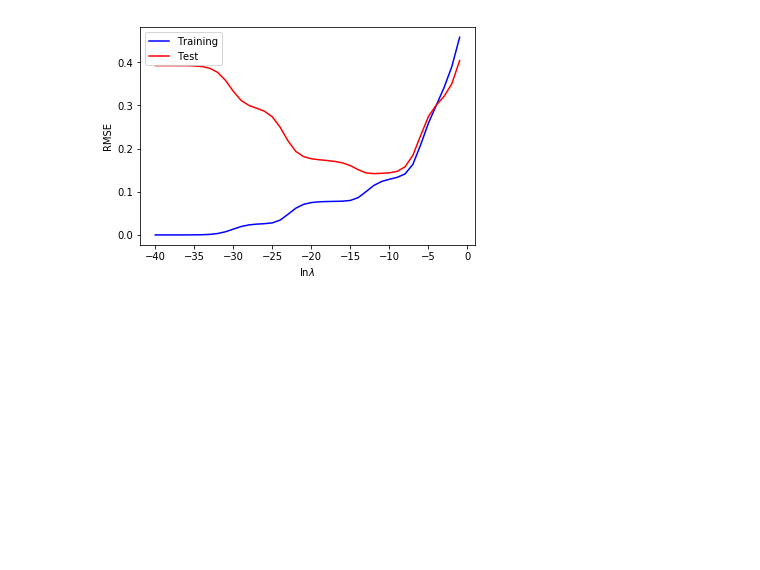
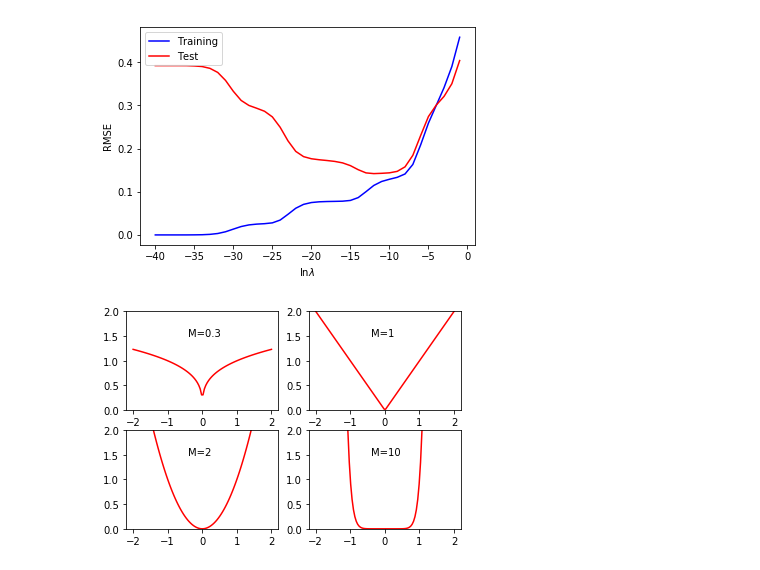
Before and after one commit to jiang-qian-py/PRML-Jiang, a Jupyter notebook: notebooks/Chapter1-Introduction-Jiang.ipynb, the cells around one changed output. Drawn from its saved outputs; the diff is of its cells as text; code cells hidden in the pictures; blank space fills up the shorter version.

```diff
--- a/notebooks/Chapter1-Introduction-Jiang.ipynb
+++ b/notebooks/Chapter1-Introduction-Jiang.ipynb
@@ -469,3 +469,22 @@ plt.ylabel("RMSE")
 plt.show()
 # %% [output]
 [figure]
+# %%
+# Information Theory
+# PLots of the quantity |y-t|^q for various values of q.
+
+def base_choices(X:np.ndarray, degree:float=1.):
+    return np.power(np.abs(X),degree)
+
+# the deviation of y - t
+deviation = np.linspace(-2,2,100)
+
+for i, power in enumerate([0.3, 1, 2, 10]):
+    plt.subplot(2, 2, i+1)
+    deviation_to_power = base_choices(deviation, power)
+    plt.plot(deviation, deviation_to_power, c='r')
+    plt.ylim(0, 2)
+    plt.annotate("M={}".format(power), xy=(-0.4, 1.5))
+plt.show()
+# %% [output]
+[figure, added]
```
Also changed, not shown: parts of 1 cell of this notebook.
